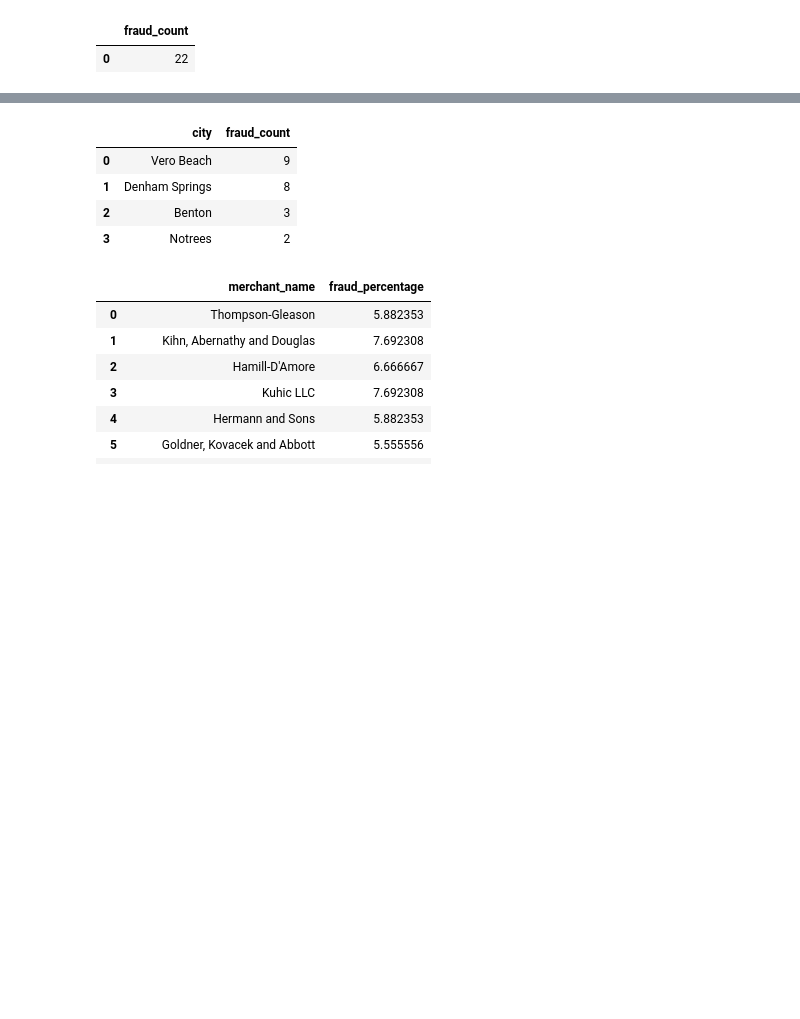
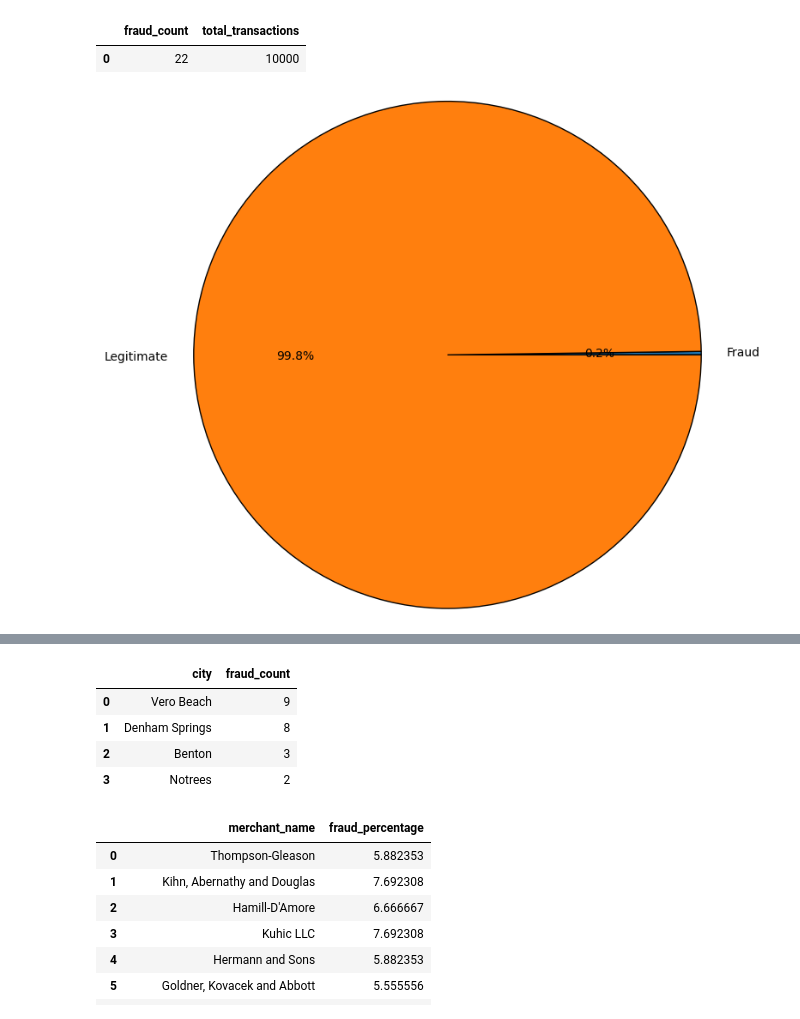
Before and after one commit to COP3710CreditCardFraudDetection/CCFraudDetectionDB, a Jupyter notebook: Team7.ipynb, the cells around one changed output, grey strips where cells are left out. Cells and saved outputs as stored; diff of their text form; code cells hidden in the pictures; blank space fills up the shorter version.

```diff
--- a/Team7.ipynb
+++ b/Team7.ipynb
@@ -42,20 +42,34 @@ plt.show()
 [figure]
 # %%
 #Query 2: Find the total fraudulent transactions
-Query2 = """SELECT COUNT(*) AS fraud_count FROM transactions WHERE is_fraud = TRUE;"""
+Query2 = """SELECT
+  COUNT(*) FILTER (WHERE is_fraud = true) AS fraud_count,
+  COUNT(*) AS total_transactions
+FROM transactions;"""
 df2 = pd.read_sql(Query2, engine)
 #Display query results
 from IPython.display import display
 display(df2)
 
 
 
 import matplotlib.pyplot as plot
-import seaborn as sns
+import numpy as np
+#pie chart to plot total fraud transactions, against all transactions.
+
+#making the data
+non_fraud = df2['total_transactions'].values[0] - df2['fraud_count'].values[0]
+labels = ["Fraud", "Legitimate"]
+slices = [df2['fraud_count'].values[0], non_fraud]
+
 #plot
+fig, ax = plot.subplots()
+plot.pie(slices, radius = 2, center = (2,2), wedgeprops = {"linewidth": 1, "edgecolor": "black"}, labels = labels, autopct = '%.1f%%')
+plot.show()
 # %% [output]
-|  | fraud_count |
-| 0 | 22 |
+|  | fraud_count | total_transactions |
+| 0 | 22 | 10000 |
+[figure, added]
 # %%
 #Query 3: Find the top 5 merchants with the most fraudulent transactions.
 Query3 = """SELECT m.merchant_name, COUNT(t.transaction_id) AS fraud_count
```
Also changed, not shown: parts of 5 cells of this notebook, 1 other file.
